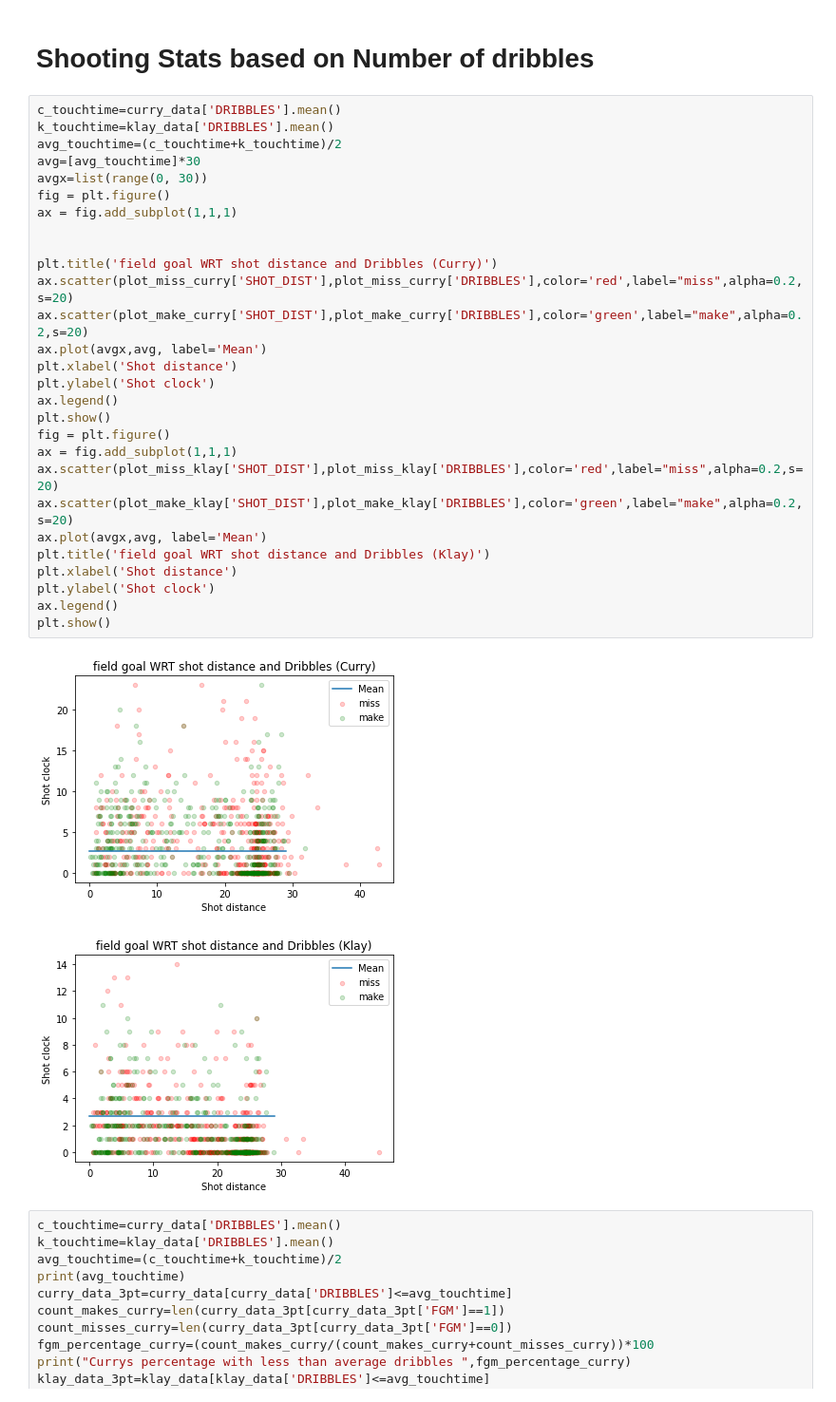
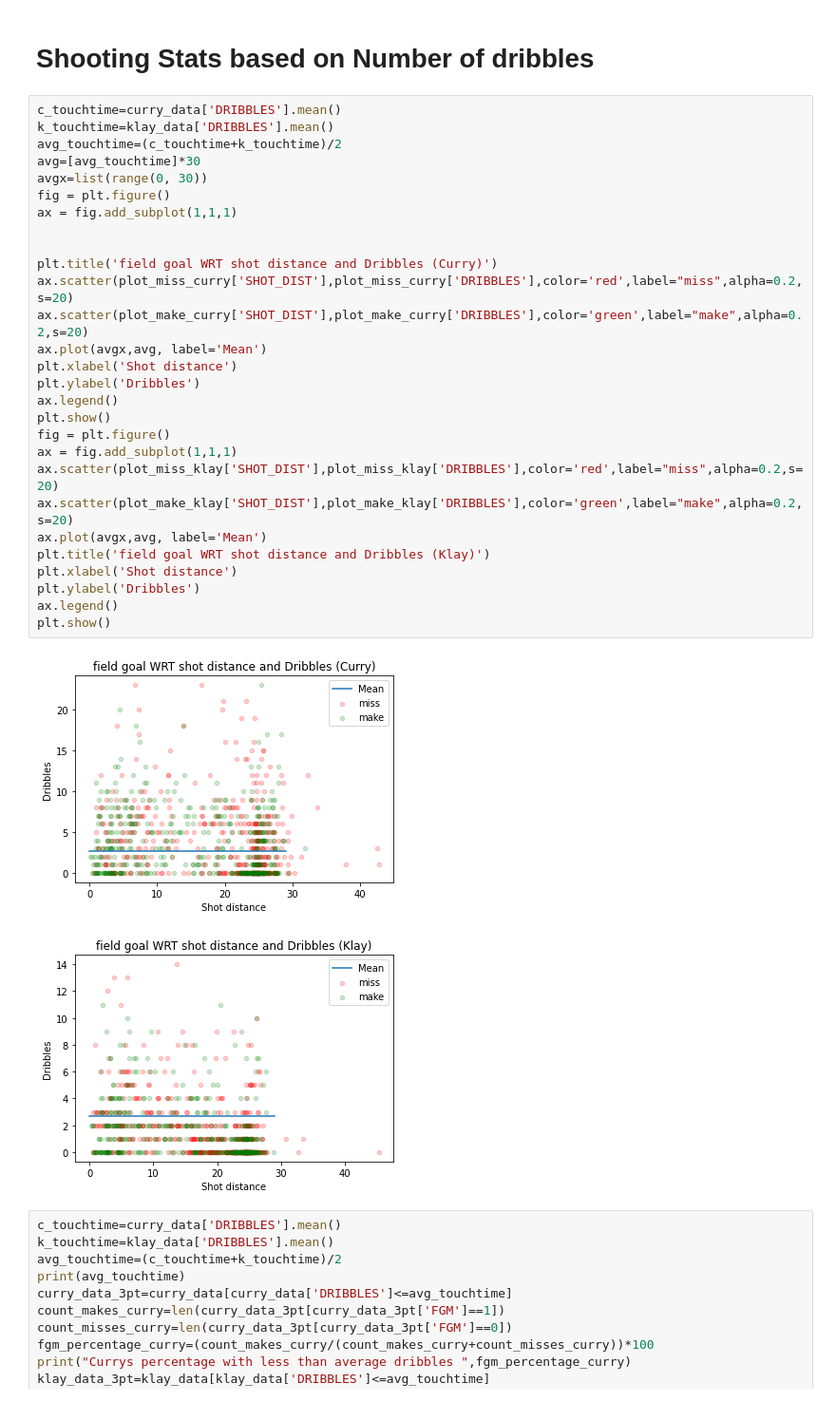
Before and after one commit to hari9-9/Basketball-analysis, a Jupyter notebook: data.ipynb, the cells around one changed output. Shown at 95% size. Saved outputs shown, nothing was run; the diff lists cells and outputs as text.

Commit message:
Graphical Inference

```diff
--- a/data.ipynb
+++ b/data.ipynb
@@ -182,34 +182,34 @@ Klays percentage with less than average touch time  46.796657381615596
 # %%
 c_touchtime=curry_data['DRIBBLES'].mean()
 k_touchtime=klay_data['DRIBBLES'].mean()
 avg_touchtime=(c_touchtime+k_touchtime)/2
 avg=[avg_touchtime]*30
 avgx=list(range(0, 30))
 fig = plt.figure()
 ax = fig.add_subplot(1,1,1)
 
 
 plt.title('field goal WRT shot distance and Dribbles (Curry)')
 ax.scatter(plot_miss_curry['SHOT_DIST'],plot_miss_curry['DRIBBLES'],color='red',label="miss",alpha=0.2,s=20)
 ax.scatter(plot_make_curry['SHOT_DIST'],plot_make_curry['DRIBBLES'],color='green',label="make",alpha=0.2,s=20)
 ax.plot(avgx,avg, label='Mean')
 plt.xlabel('Shot distance')
-plt.ylabel('Shot clock')
+plt.ylabel('Dribbles')
 ax.legend()
 plt.show()
 fig = plt.figure()
 ax = fig.add_subplot(1,1,1)
 ax.scatter(plot_miss_klay['SHOT_DIST'],plot_miss_klay['DRIBBLES'],color='red',label="miss",alpha=0.2,s=20)
 ax.scatter(plot_make_klay['SHOT_DIST'],plot_make_klay['DRIBBLES'],color='green',label="make",alpha=0.2,s=20)
 ax.plot(avgx,avg, label='Mean')
 plt.title('field goal WRT shot distance and Dribbles (Klay)')
 plt.xlabel('Shot distance')
-plt.ylabel('Shot clock')
+plt.ylabel('Dribbles')
 ax.legend()
 plt.show()
 # %% [output]
-[figure, old version]
+[figure, new version]
-[figure, old version]
+[figure, new version]
 # %%
 c_touchtime=curry_data['DRIBBLES'].mean()
 k_touchtime=klay_data['DRIBBLES'].mean()
```
Also changed, not shown: parts of 6 cells of this notebook.
